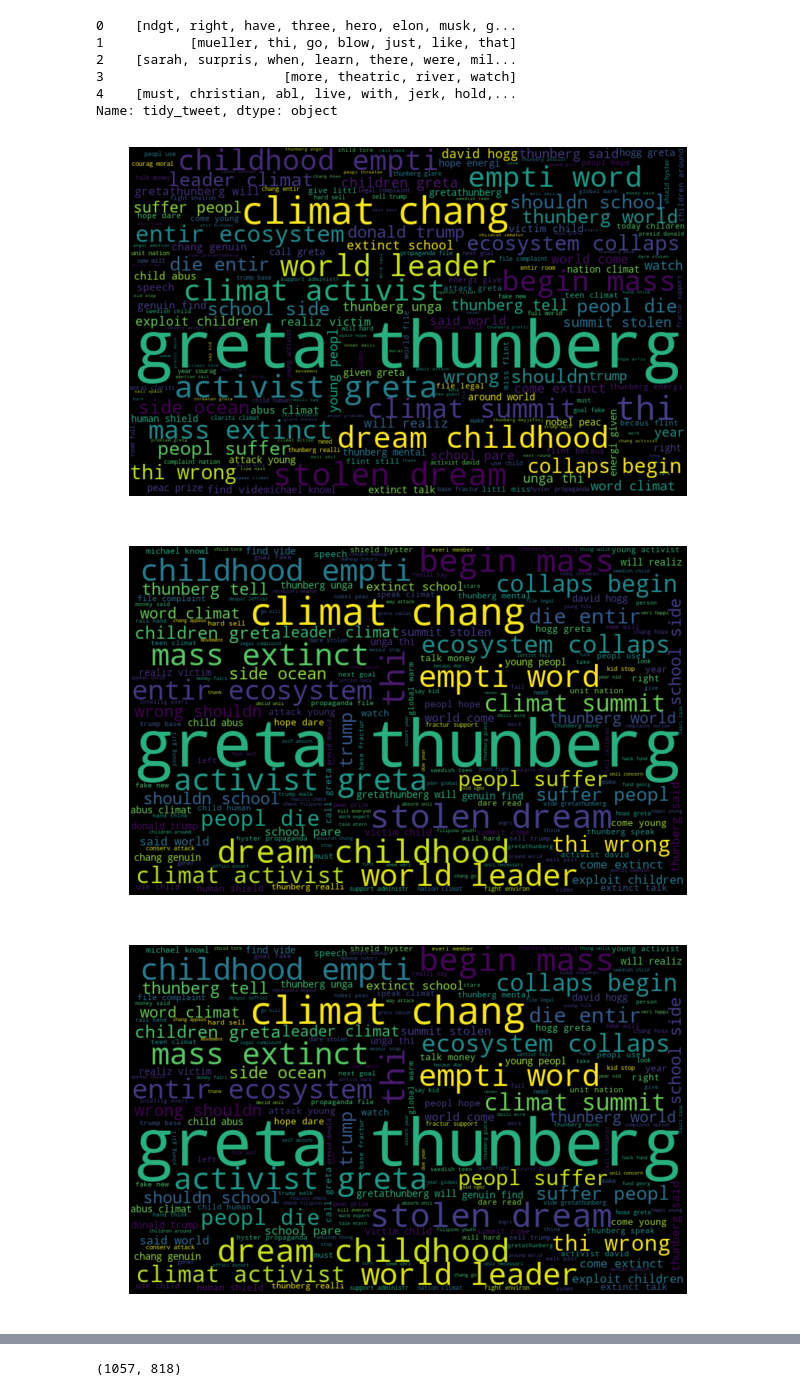
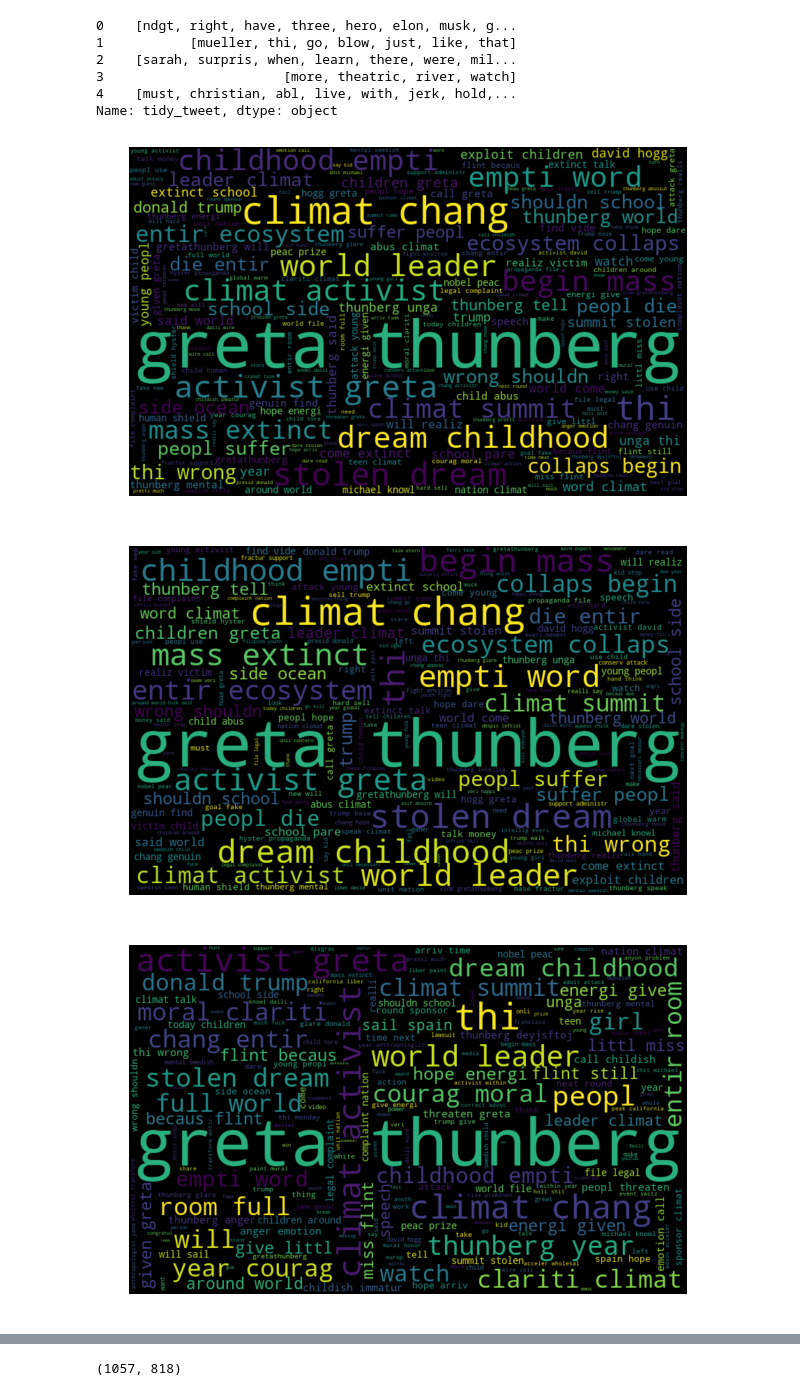
Before and after one commit to Sbagni/MachineLearning-SentimentAnalysis, a Jupyter notebook: tweets_labelled processing.ipynb, the cells around one changed output, grey strips where cells are left out. Cells and saved outputs as stored; diff of their text form; code cells hidden in the pictures.

```diff
--- a/tweets_labelled processing.ipynb
+++ b/tweets_labelled processing.ipynb
@@ -50,4 +84,4 @@ tweets['tidy_tweet'] = tweets['tidy_tweet'].str.replace("[^a-zA-Z#]", " ")
 # %%
 #remove short words
-tweets['tidy_tweet'] = tweets['tidy_tweet'].apply(lambda x: ' '.join([w for w in x.split() if len(w)>3]))
+combi['tidy_tweet'] = combi['tidy_tweet'].apply(lambda x: ' '.join([w for w in x.split() if len(w)>3]))
 # %%
@@ -62,5 +96,5 @@ tweets.head()
 # %%
 #tokenisation
-tokenized_tweet = tweets['tidy_tweet'].apply(lambda x: x.split())
+tokenized_tweet = combi['tidy_tweet'].apply(lambda x: x.split())
 tokenized_tweet.head()
 # %% [output]
@@ -72,11 +106,11 @@ tokenized_tweet.head()
 Name: tidy_tweet, dtype: object
 # %%
 #stemming
-#from nltk.stem.porter import *
-#stemmer = PorterStemmer()
+from nltk.stem.porter import *
+stemmer = PorterStemmer()
 
-#tokenized_tweet = tokenized_tweet.apply(lambda x: [stemmer.stem(i) for i in x])
-#tokenized_tweet.head()
+tokenized_tweet = tokenized_tweet.apply(lambda x: [stemmer.stem(i) for i in x])
+tokenized_tweet.head()
 # %% [output]
 0    [ndgt, right, have, three, hero, elon, musk, g...
 1           [mueller, thi, go, blow, just, like, that]
@@ -88,10 +122,10 @@ Name: tidy_tweet, dtype: object
 for i in range(len(tokenized_tweet)):
     tokenized_tweet[i] = ' '.join(tokenized_tweet[i])
 
-tweets['tidy_tweet'] = tokenized_tweet
+combi['tidy_tweet'] = tokenized_tweet
 # %%
 #most common words used
-all_words = ' '.join([text for text in tweets['tidy_tweet']])
+all_words = ' '.join([text for text in combi['tidy_tweet']])
 from wordcloud import WordCloud
 wordcloud = WordCloud(width=800, height=500, random_state=21, max_font_size=110).generate(all_words)
 
@@ -100,26 +134,26 @@ plt.imshow(wordcloud, interpolation="bilinear")
 plt.axis('off')
 plt.show()
 # %% [output]
-[figure, old version]
+[figure, new version]
 # %%
 #words negative
-negative_words =' '.join([text for text in tweets['tidy_tweet'][tweets['sentiment'] == 0]])
+negative_words =' '.join([text for text in combi['tidy_tweet'][combi['label'] == 0]])
 
-wordcloud = WordCloud(width=800, height=500, random_state=21, max_font_size=110).generate(normal_words)
+wordcloud = WordCloud(width=800, height=500, random_state=21, max_font_size=110).generate(negative_words)
 plt.figure(figsize=(10, 7))
 plt.imshow(wordcloud, interpolation="bilinear")
 plt.axis('off')
 plt.show()
 # %% [output]
-[figure, old version]
+[figure, new version]
 # %%
 #words positive
-positive_words = ' '.join([text for text in tweets['tidy_tweet'][tweets['sentiment'] == 1]])
+positive_words = ' '.join([text for text in combi['tidy_tweet'][combi['label'] == 1]])
 wordcloud = WordCloud(width=800, height=500,
-random_state=21, max_font_size=110).generate(negative_words)
+random_state=21, max_font_size=110).generate(positive_words)
 plt.figure(figsize=(10, 7))
 plt.imshow(wordcloud, interpolation="bilinear")
 plt.axis('off')
 plt.show()
 # %% [output]
-[figure, old version]
+[figure, new version]
```
Also changed, not shown: parts of 28 cells of this notebook.
